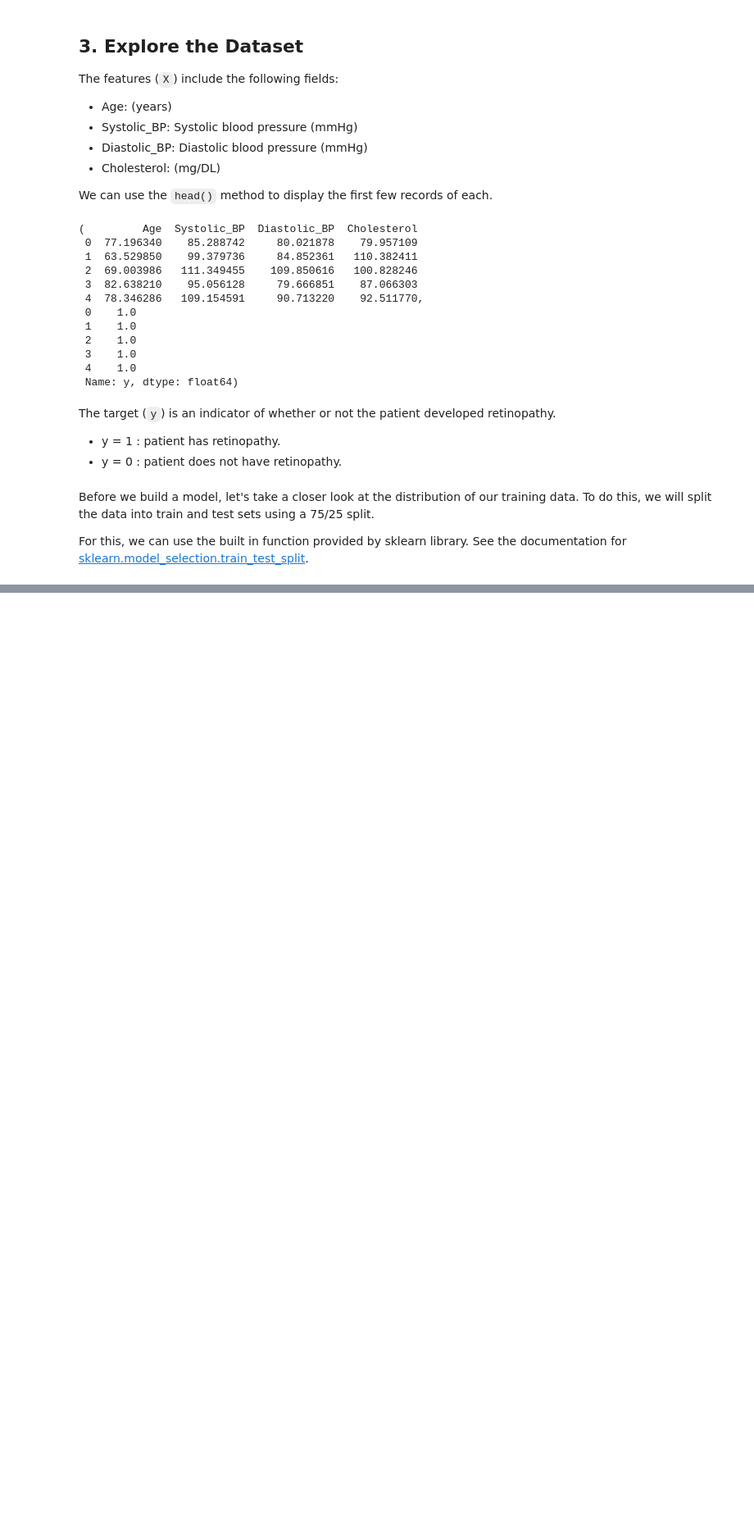
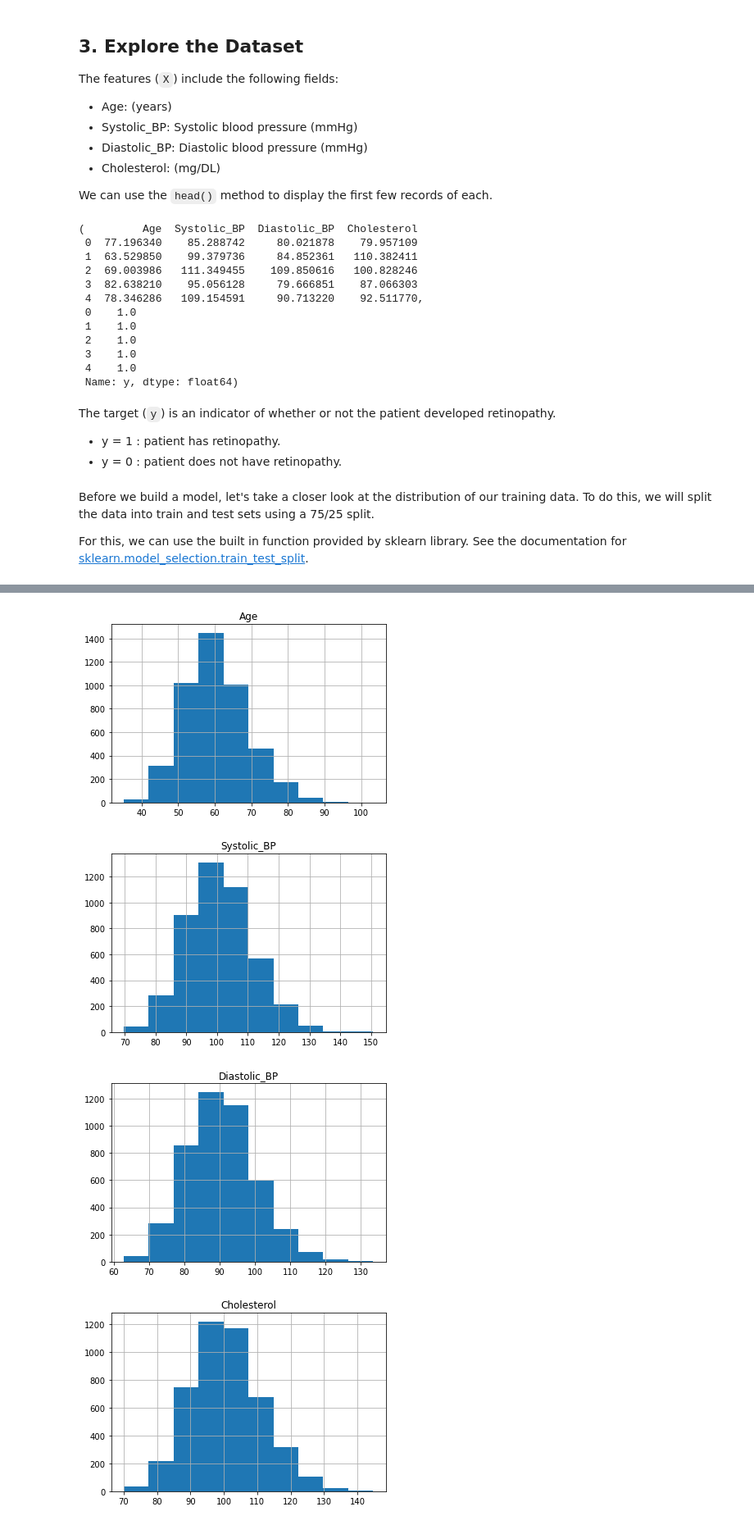
Before and after one commit to siripragadashashank/AI_Medicine_Specialization, a Jupyter notebook: AI_For_Medical_Prognosis/Week1/Linear Risk Model.ipynb, the cells around one changed output, grey strips where cells are left out. Shown at 82% size. Drawn from its saved outputs; the diff is of its cells as text; code cells hidden in the pictures; blank space fills up the shorter version.

```diff
--- a/AI_For_Medical_Prognosis/Week1/Linear Risk Model.ipynb
+++ b/AI_For_Medical_Prognosis/Week1/Linear Risk Model.ipynb
@@ -112,0 +115,2 @@ For this, we can use the built in function provided by sklearn library.  See the
+# %%
+X_train_raw, X_test_raw, y_train, y_test = train_test_split(X, y, train_size=0.75, random_state=0)
@@ -112,0 +133,10 @@ For this, we can use the built in function provided by sklearn library.  See the
+# %%
+for column in X_train_raw:
+    X_train_raw['{}'.format(column)].hist()
+    plt.title(column)
+    plt.show()
+# %% [output]
+[figure, added]
+[figure, added]
+[figure, added]
+[figure, added]
```
Also changed, not shown: parts of 34 cells of this notebook.
